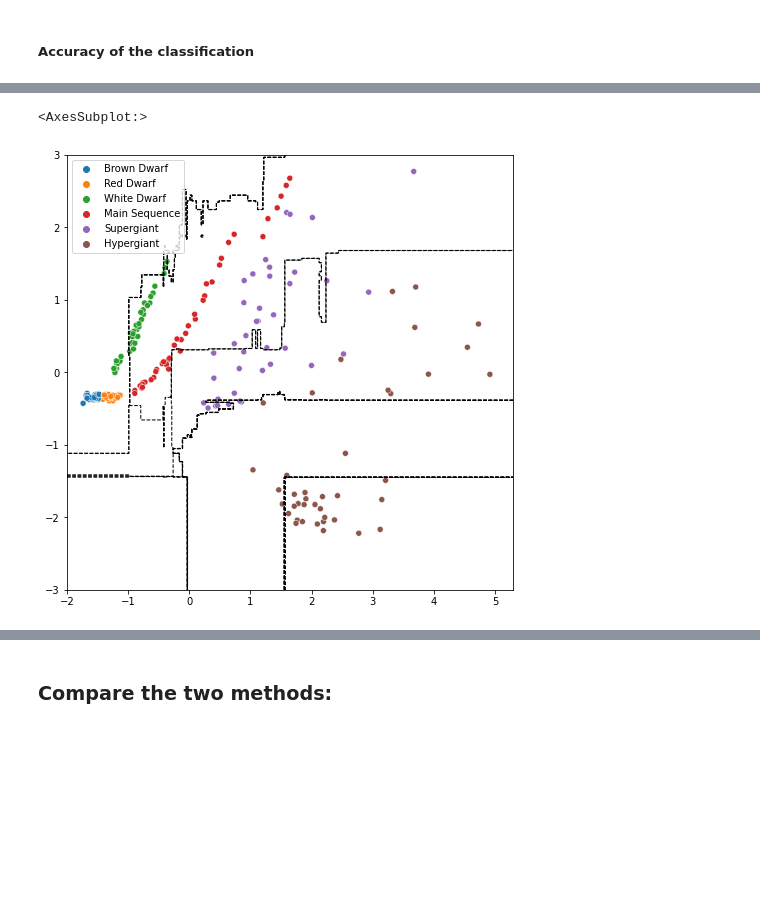
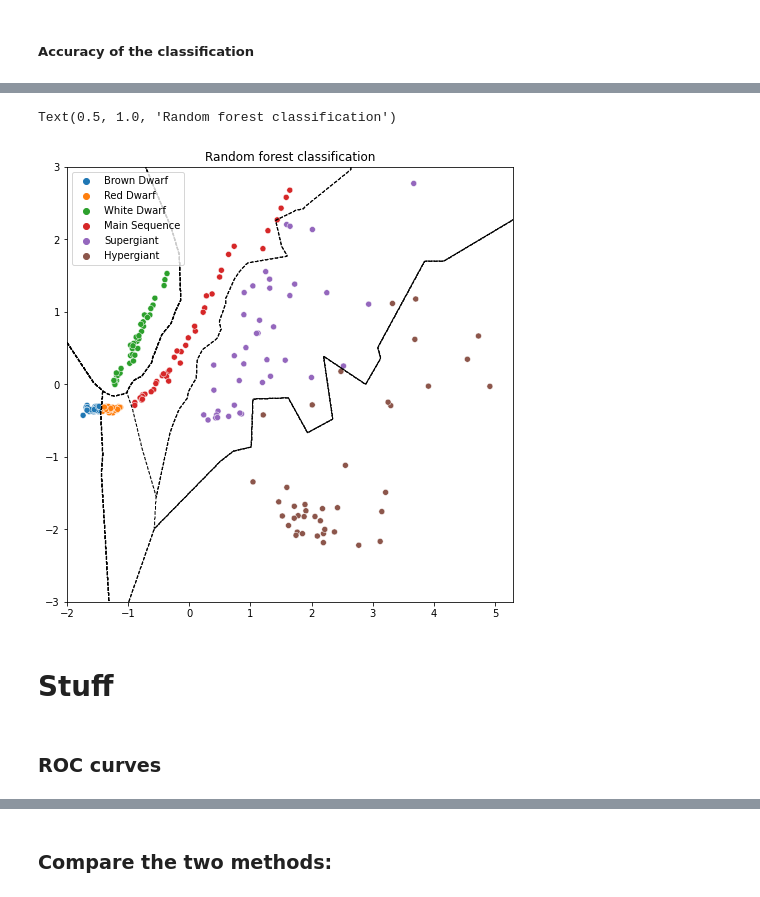
Before and after one commit to ludovicobizzarri/astrostatistics_bicocca_2024, a Jupyter notebook: working/Lesson 15/HR diagram.ipynb, the cells around one changed output, grey strips where cells are left out. Saved outputs shown, nothing was run; the diff lists cells and outputs as text; code cells hidden in the pictures; blank space fills up the shorter version.

Commit message:
Succesfull classification

```diff
--- a/working/Lesson 15/HR diagram.ipynb
+++ b/working/Lesson 15/HR diagram.ipynb
@@ -457,20 +507,29 @@ accuracy random forest: 0.9333333333333333
 # %%
 # plot the result of the classification
 fig = plt.figure(figsize=(8,8))
 
 # compute the decision boundaries:
 xlim = (-2,5.3)
 ylim = (-3,3)
 
 xx,yy = np.meshgrid(np.linspace(xlim[0],xlim[1],1000),
                     np.linspace(ylim[0],ylim[1],1000))
 
-Z = clf_rf.predict(np.c_[yy.ravel(),xx.ravel()])
+xystack = np.vstack([xx.ravel(),yy.ravel()])
+Xgrid = xystack.T
+
+Z = knc_clf.predict(Xgrid)
 Z = Z.reshape(xx.shape)
 
 plt.contour(xx,yy,Z,colors='k',linestyles='dashed',linewidths=1)
 
 sns.scatterplot(x=X_transf_scaled[:,0], y=X_transf_scaled[:,1], hue=labels)
+
+plt.title('Random forest classification')
 # %% [output]
-<AxesSubplot:>
+Text(0.5, 1.0, 'Random forest classification')
-[figure, old version]
+[figure, new version]
+# %% [markdown]
+# Stuff
+# %% [markdown]
+### ROC curves
```
Also changed, not shown: parts of 18 cells of this notebook.
